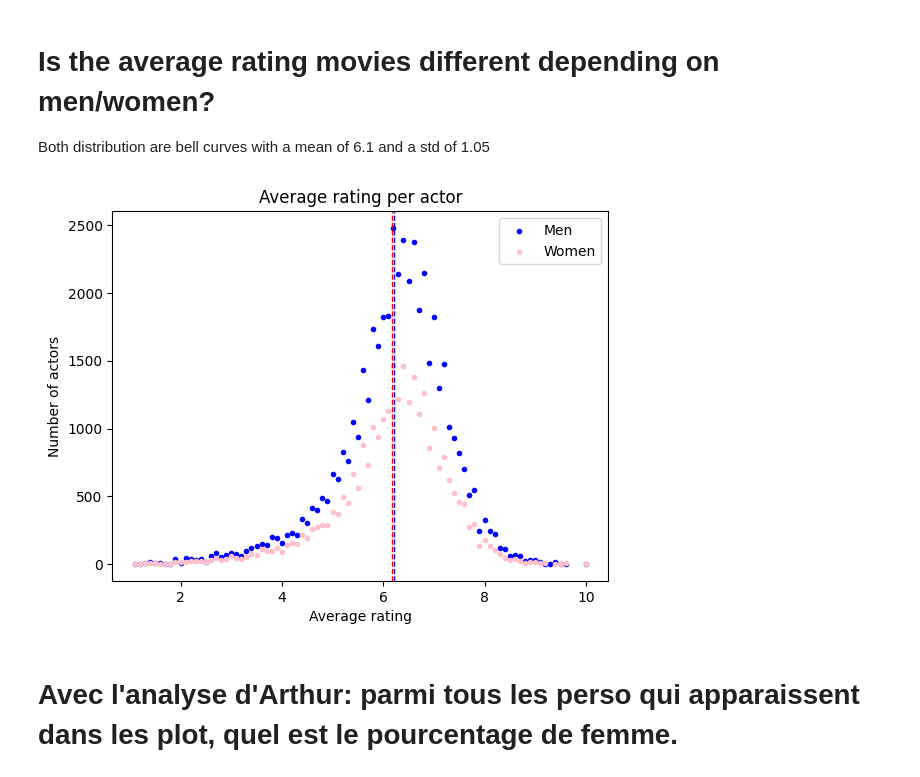
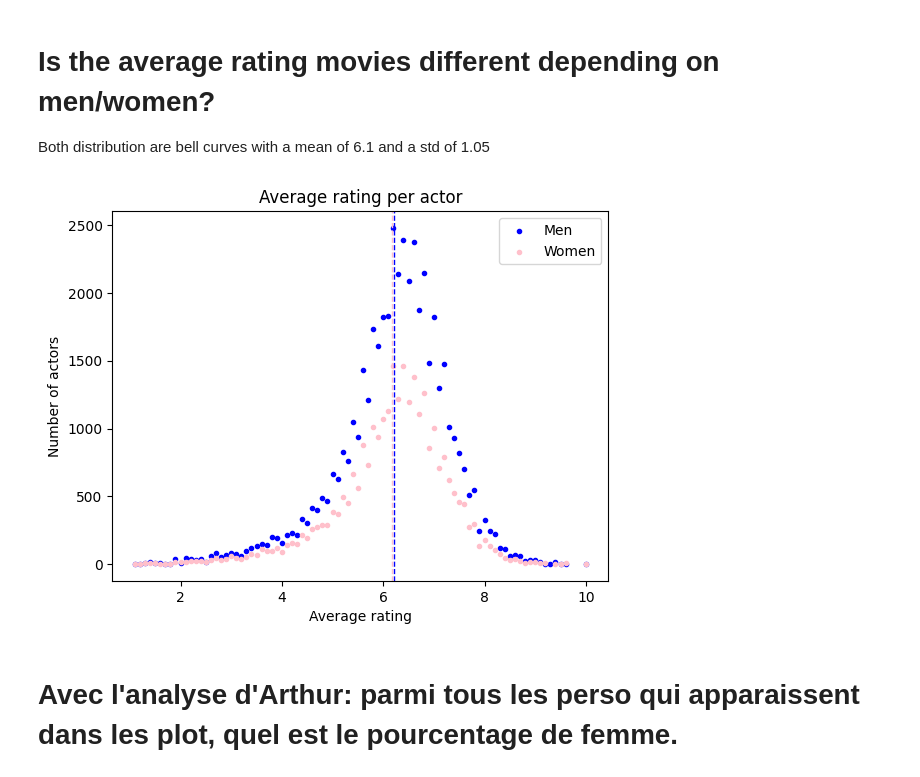
Before and after one commit to epfl-ada/ada-2022-project-armada, a Jupyter notebook: Maxime.ipynb, the cells around one changed output. Cells and saved outputs as stored; diff of their text form; code cells hidden in the pictures.

```diff
--- a/Maxime.ipynb
+++ b/Maxime.ipynb
@@ -231,26 +231,26 @@ Both distribution are bell curves with a mean of 6.1 and a std of 1.05
 # %%
 working_data_f_rating = working_data_f.groupby('averageRating').size()
 working_data_m_rating = working_data_m.groupby('averageRating').size()
 
 # Compute weighted average
 m_avg = np.average(working_data_m_rating.index, weights=working_data_m_rating)
 f_avg = np.average(working_data_f_rating.index, weights=working_data_f_rating)
 # Compute weighted standard deviation
 m_std = np.sqrt(np.average((working_data_m_rating.index - m_avg)**2, weights=working_data_m_rating))
 f_std = np.sqrt(np.average((working_data_f_rating.index - f_avg)**2, weights=working_data_f_rating))
 
 plt.scatter(working_data_m_rating.index, working_data_m_rating, color='blue', label = 'Men', marker=".")
 plt.scatter(working_data_f_rating.index, working_data_f_rating, color='pink', label = 'Women', marker=".")
 
 # Add vertical line at the mean
 plt.axvline(m_avg, color='blue', linestyle='dashed', linewidth=1)
-plt.axvline(f_avg, color='red', linestyle='dashed', linewidth=1)
+plt.axvline(f_avg, color='pink', linestyle='dashed', linewidth=1)
 plt.title('Average rating per actor')
 plt.xlabel('Average rating')
 plt.ylabel('Number of actors')
 plt.legend()
 plt.show()
 # %% [output]
-[figure, old version]
+[figure, new version]
 # %% [markdown]
 # Avec l'analyse d'Arthur: parmi tous les perso qui apparaissent dans les plot, quel est le pourcentage de femme.
```
Also changed, not shown: 1 other file.
